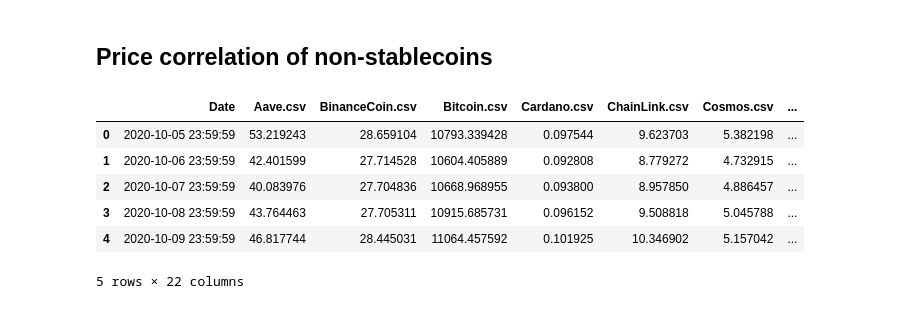
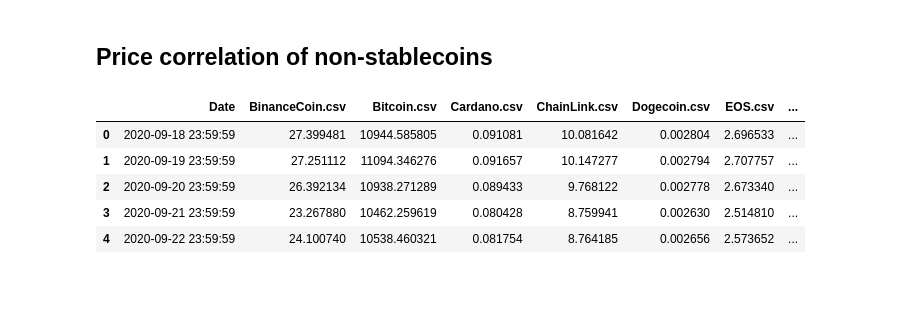
Before and after one commit to ArtTucker/crypto_prices_ML, a Jupyter notebook: preprocessing/by_coin/coin_price_correlation_chart.ipynb, the cells around one changed output. Drawn from its saved outputs; the diff is of its cells as text; code cells hidden in the pictures.

```diff
--- a/preprocessing/by_coin/coin_price_correlation_chart.ipynb
+++ b/preprocessing/by_coin/coin_price_correlation_chart.ipynb
@@ -11,51 +11,50 @@ import matplotlib.dates as mdates
 # %% [markdown]
 ## Price correlation of non-stablecoins
 # %%
-files_to_use = ["coin_Aave.csv",
+files_to_use = [#"coin_Aave.csv",
                 "coin_BinanceCoin.csv",
                 "coin_Bitcoin.csv",
                 "coin_Cardano.csv",
                 "coin_ChainLink.csv",
-                "coin_Cosmos.csv",
-                "coin_CryptocomCoin.csv",
+                #"coin_Cosmos.csv",
+                #"coin_CryptocomCoin.csv",
                 "coin_Dogecoin.csv",
                 "coin_EOS.csv",
                 "coin_Ethereum.csv",
                 "coin_Iota.csv",
                 "coin_Litecoin.csv",
                 "coin_Monero.csv",
                 "coin_NEM.csv",
                 "coin_Polkadot.csv",
-                "coin_Solana.csv",
+                #"coin_Solana.csv",
                 "coin_Stellar.csv",
                 #"coin_Tether.csv",
                 "coin_Tron.csv",
                 "coin_Uniswap.csv",
                 #"coin_USDCoin.csv",
                 "coin_WrappedBitcoin.csv",
                 "coin_XRP.csv"
                ]
 
 cols_to_use = []
 for ind, file_name in enumerate(files_to_use):
     currency_name = file_name.split("_")[1]
     if ind == 0:
         df = pd.read_csv("../../resources/prices/"+file_name, usecols=["Date", "Close"], parse_dates=["Date"])
         df.columns = ["Date", currency_name]
     else:
         temp_df = pd.read_csv("../../resources/prices/"+file_name, usecols=["Date", "Close"], parse_dates=["Date"])
         temp_df.columns = ["Date", currency_name]
         df = pd.merge(df, temp_df, on="Date")
     cols_to_use.append(currency_name)
 df.head()
 # %% [output]
-|  | Date | Aave.csv | BinanceCoin.csv | Bitcoin.csv | Cardano.csv | ChainLink.csv | Cosmos.csv | ... |
-| 0 | 2020-10-05 23:59:59 | 53.219243 | 28.659104 | 10793.339428 | 0.097544 | 9.623703 | 5.382198 | ... |
-| 1 | 2020-10-06 23:59:59 | 42.401599 | 27.714528 | 10604.405889 | 0.092808 | 8.779272 | 4.732915 | ... |
-| 2 | 2020-10-07 23:59:59 | 40.083976 | 27.704836 | 10668.968955 | 0.093800 | 8.957850 | 4.886457 | ... |
-| 3 | 2020-10-08 23:59:59 | 43.764463 | 27.705311 | 10915.685731 | 0.096152 | 9.508818 | 5.045788 | ... |
-| 4 | 2020-10-09 23:59:59 | 46.817744 | 28.445031 | 11064.457592 | 0.101925 | 10.346902 | 5.157042 | ... |
+|  | Date | BinanceCoin.csv | Bitcoin.csv | Cardano.csv | ChainLink.csv | Dogecoin.csv | EOS.csv | ... |
+| 0 | 2020-09-18 23:59:59 | 27.399481 | 10944.585805 | 0.091081 | 10.081642 | 0.002804 | 2.696533 | ... |
+| 1 | 2020-09-19 23:59:59 | 27.251112 | 11094.346276 | 0.091657 | 10.147277 | 0.002794 | 2.707757 | ... |
+| 2 | 2020-09-20 23:59:59 | 26.392134 | 10938.271289 | 0.089433 | 9.768122 | 0.002778 | 2.673340 | ... |
+| 3 | 2020-09-21 23:59:59 | 23.267880 | 10462.259619 | 0.080428 | 8.759941 | 0.002630 | 2.514810 | ... |
+| 4 | 2020-09-22 23:59:59 | 24.100740 | 10538.460321 | 0.081754 | 8.764185 | 0.002656 | 2.573652 | ... |
-5 rows × 22 columns
 # %%
 temp_df = df[cols_to_use]
 corrmat = temp_df.corr(method='spearman')
```
Also changed, not shown: parts of 1 cell of this notebook.
